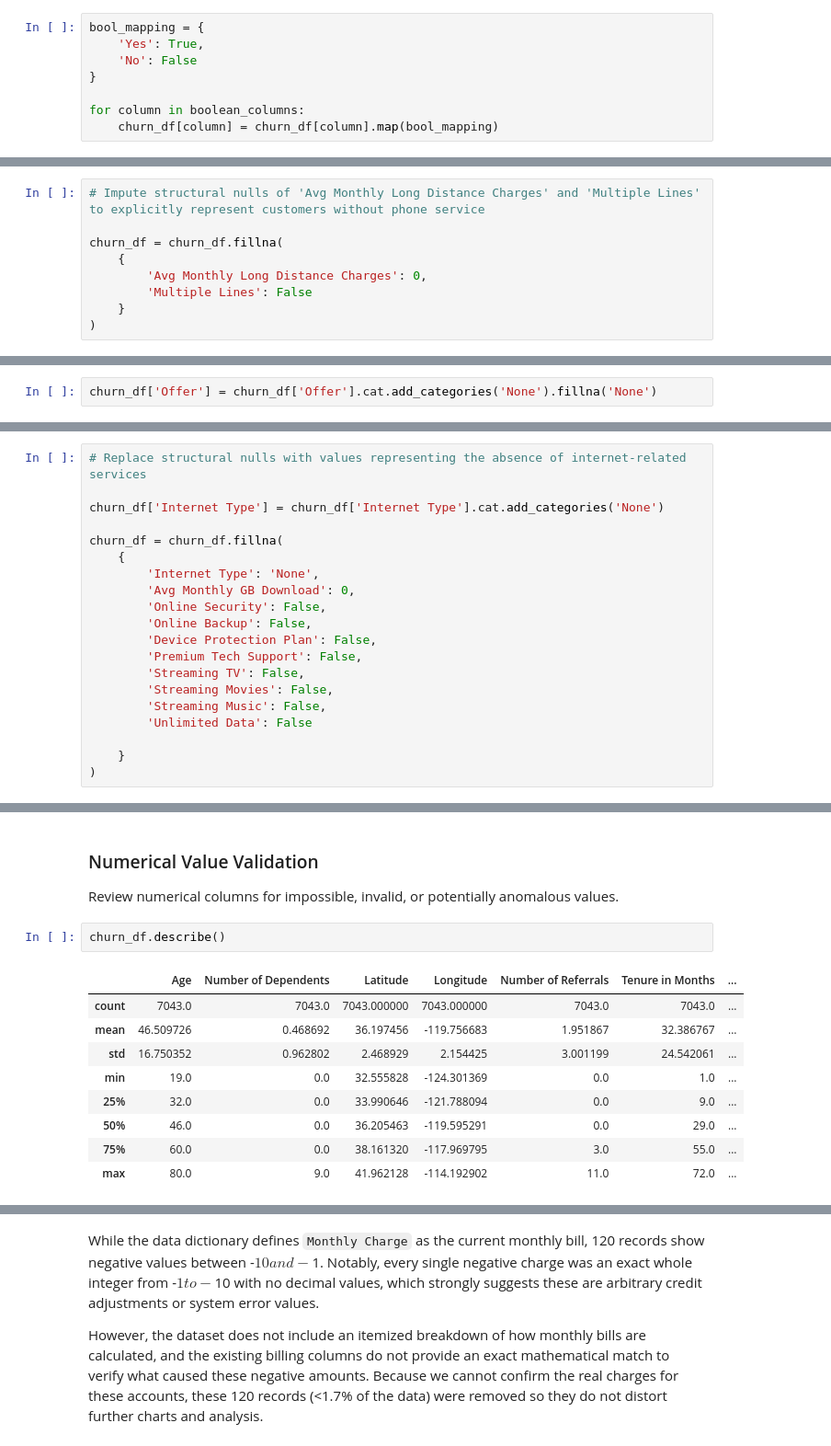
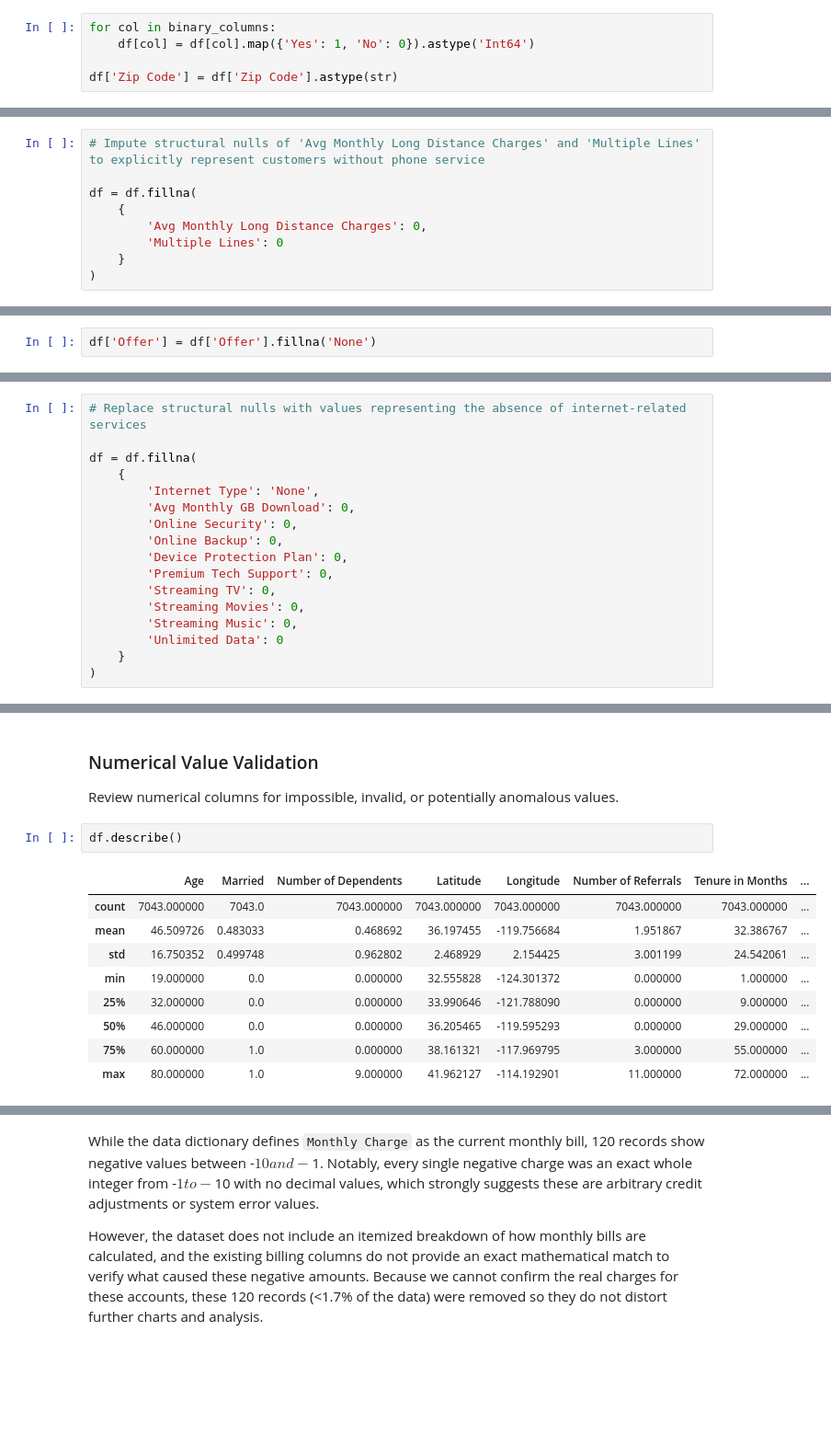
Before and after one commit to pendergataxel/telecom-customer-churn-analysis, a Jupyter notebook: notebooks/01_data_audit_and_cleaning.ipynb, the cells around one changed output, grey strips where cells are left out. Shown at 92% size. Cells and saved outputs as stored; diff of their text form; blank space fills up the shorter version.

Commit message:
Update data cleaning steps

```diff
--- a/notebooks/01_data_audit_and_cleaning.ipynb
+++ b/notebooks/01_data_audit_and_cleaning.ipynb
@@ -143,10 +138,7 @@ Name: count, dtype: int64
 
 *===============*
 # %%
-bool_mapping = {
-    'Yes': True,
-    'No': False
-}
+for col in binary_columns:
+    df[col] = df[col].map({'Yes': 1, 'No': 0}).astype('Int64')
 
-for column in boolean_columns:
-    churn_df[column] = churn_df[column].map(bool_mapping)
+df['Zip Code'] = df['Zip Code'].astype(str)
@@ -261,9 +177,9 @@ churn_df[(churn_df['Phone Service'] == False) &
 # %%
 # Impute structural nulls of 'Avg Monthly Long Distance Charges' and 'Multiple Lines' to explicitly represent customers without phone service
 
-churn_df = churn_df.fillna(
+df = df.fillna(
     {
         'Avg Monthly Long Distance Charges': 0,
-        'Multiple Lines': False
+        'Multiple Lines': 0
     }
 )
@@ -278,4 +187,4 @@ print(churn_df['Multiple Lines'].isna().sum())
 `Offer` identifies the last marketing offer that the customer accepted. From the dataset, there are 3877 records that has NaN as the offer value. Convert these NaN values to string 'None' as an additional category instead.
 # %%
-churn_df['Offer'] = churn_df['Offer'].cat.add_categories('None').fillna('None')
+df['Offer'] = df['Offer'].fillna('None')
 # %% [markdown]
@@ -306,21 +213,18 @@ churn_df[conditions].shape[0]
 # %%
 # Replace structural nulls with values representing the absence of internet-related services
 
-churn_df['Internet Type'] = churn_df['Internet Type'].cat.add_categories('None')
-
-churn_df = churn_df.fillna(
+df = df.fillna(
     {
         'Internet Type': 'None',
         'Avg Monthly GB Download': 0,
-        'Online Security': False,
-        'Online Backup': False,
-        'Device Protection Plan': False,
-        'Premium Tech Support': False,
-        'Streaming TV': False,
-        'Streaming Movies': False,
-        'Streaming Music': False,
-        'Unlimited Data': False
-
+        'Online Security': 0,
+        'Online Backup': 0,
+        'Device Protection Plan': 0,
+        'Premium Tech Support': 0,
+        'Streaming TV': 0,
+        'Streaming Movies': 0,
+        'Streaming Music': 0,
+        'Unlimited Data': 0
     }
 )
 # %% [markdown]
@@ -408,16 +287,16 @@ Name: count, Length: 69, dtype: Int64
 ### Numerical Value Validation
 Review numerical columns for impossible, invalid, or potentially anomalous values.
 # %%
-churn_df.describe()
+df.describe()
 # %% [output]
-|  | Age | Number of Dependents | Latitude | Longitude | Number of Referrals | Tenure in Months | ... |
-| count | 7043.0 | 7043.0 | 7043.000000 | 7043.000000 | 7043.0 | 7043.0 | ... |
-| mean | 46.509726 | 0.468692 | 36.197456 | -119.756683 | 1.951867 | 32.386767 | ... |
-| std | 16.750352 | 0.962802 | 2.468929 | 2.154425 | 3.001199 | 24.542061 | ... |
-| min | 19.0 | 0.0 | 32.555828 | -124.301369 | 0.0 | 1.0 | ... |
-| 25% | 32.0 | 0.0 | 33.990646 | -121.788094 | 0.0 | 9.0 | ... |
-| 50% | 46.0 | 0.0 | 36.205463 | -119.595291 | 0.0 | 29.0 | ... |
-| 75% | 60.0 | 0.0 | 38.161320 | -117.969795 | 3.0 | 55.0 | ... |
-| max | 80.0 | 9.0 | 41.962128 | -114.192902 | 11.0 | 72.0 | ... |
+|  | Age | Married | Number of Dependents | Latitude | Longitude | Number of Referrals | Tenure in Months | ... |
+| count | 7043.000000 | 7043.0 | 7043.000000 | 7043.000000 | 7043.000000 | 7043.000000 | 7043.000000 | ... |
+| mean | 46.509726 | 0.483033 | 0.468692 | 36.197455 | -119.756684 | 1.951867 | 32.386767 | ... |
+| std | 16.750352 | 0.499748 | 0.962802 | 2.468929 | 2.154425 | 3.001199 | 24.542061 | ... |
+| min | 19.000000 | 0.0 | 0.000000 | 32.555828 | -124.301372 | 0.000000 | 1.000000 | ... |
+| 25% | 32.000000 | 0.0 | 0.000000 | 33.990646 | -121.788090 | 0.000000 | 9.000000 | ... |
+| 50% | 46.000000 | 0.0 | 0.000000 | 36.205465 | -119.595293 | 0.000000 | 29.000000 | ... |
+| 75% | 60.000000 | 1.0 | 0.000000 | 38.161321 | -117.969795 | 3.000000 | 55.000000 | ... |
+| max | 80.000000 | 1.0 | 9.000000 | 41.962127 | -114.192901 | 11.000000 | 72.000000 | ... |
 # %%
 # Inspect records with zero or negative 'Monthly Charge' values
```
Also changed, not shown: parts of 34 cells of this notebook, 2 other files.
